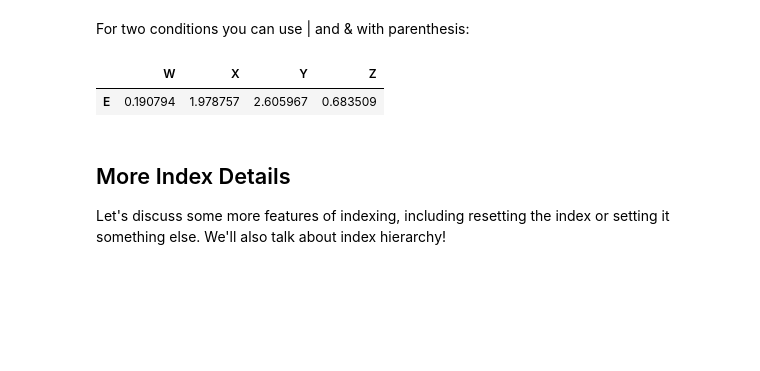
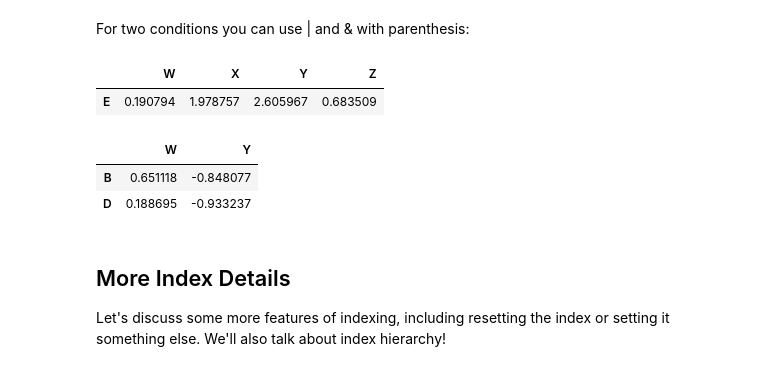
Before and after one commit to jmacedo91/Python-for-Data-Science-and-Machine-Learning-Bootcamp, a Jupyter notebook: 03-Python-for-Data-Analysis-Pandas/03-DataFrames.ipynb, the cells around one changed output. Saved outputs shown, nothing was run; the diff lists cells and outputs as text; code cells hidden in the pictures; blank space fills up the shorter version.

```diff
--- a/03-Python-for-Data-Analysis-Pandas/03-DataFrames.ipynb
+++ b/03-Python-for-Data-Analysis-Pandas/03-DataFrames.ipynb
@@ -218,6 +232,15 @@ df[(df['W']>0) & (df['Y'] > 1)]
 # %% [output]
 |  | W | X | Y | Z |
 | E | 0.190794 | 1.978757 | 2.605967 | 0.683509 |
+# %%
+boolser = df['Y']<0
+result = df[boolser]
+my_columns = ['W', 'Y']
+result[my_columns]
+# %% [output]
+|  | W | Y |
+| B | 0.651118 | -0.848077 |
+| D | 0.188695 | -0.933237 |
 # %% [markdown]
 ## More Index Details
 
```
Also changed, not shown: parts of 5 cells of this notebook.
